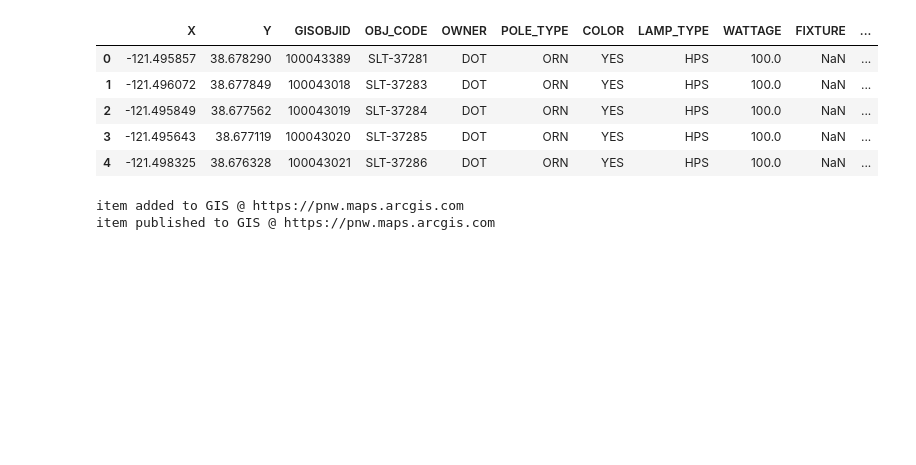
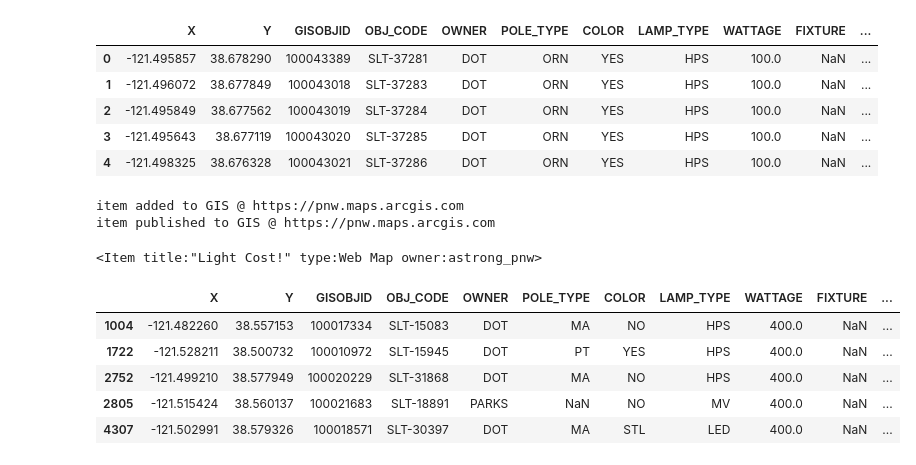
Before and after one commit to astrong19/local-gov-gis-solutions, a Jupyter notebook: python_api/code4sac_demo.ipynb, the cells around one changed output. Cells and saved outputs as stored; diff of their text form; code cells hidden in the pictures; blank space fills up the shorter version.

```diff
--- a/python_api/code4sac_demo.ipynb
+++ b/python_api/code4sac_demo.ipynb
@@ -48,9 +48,9 @@ df[:5]
 watt = df['WATTAGE']
 watt = pd.to_numeric(watt, errors='coerce')
 
-#Get KwH from Watts
-kwh = watt/1000
-kwh[:5]
+#Get KwH from Watts (A kilowatt-hour is 1,000 watts used for one hour)
+kw = watt/1000
+kw[:5]
 # %% [output]
 0    0.1
 1    0.1
@@ -71,0 +61,5 @@ Name: WATTAGE, dtype: float64
+# %%
+#now we can calculate KwH. Assuming these lights run 9 hours a day, 365 days a year we times each kw by 3285 to get kwh per year
+#energy consumption and cost is typically based on kwh
+kwh = kw * 3285
+kwh[:5]
@@ -71,0 +73,4 @@ Name: WATTAGE, dtype: float64
+# %%
+#Typical cost in US per kwh is $.12 (calculate cost per year)
+cost = kwh *.12
+cost[:5]
@@ -72,6 +84,7 @@ Name: WATTAGE, dtype: float64
 # %%
-#add new field
-df['E_CON'] = energy_consumption
+#add new fields
+df['kwh'] = kwh
+df['cost'] = cost
 df[:5]
 # %% [output]
 |  | X | Y | GISOBJID | OBJ_CODE | OWNER | POLE_TYPE | COLOR | LAMP_TYPE | WATTAGE | FIXTURE | ... |
@@ -97,0 +115,7 @@ item published to GIS @ https://pnw.maps.arcgis.com
+# %%
+#now let's take a look at a pre cooked map of the streetlight cost data
+lights_cost = gis.content.search(query='title:Light Cost!')
+Sac_Streetlights_cost = lights_cost[0]
+Sac_Streetlights_cost
+# %% [output]
+<Item title:"Light Cost!" type:Web Map owner:astrong_pnw>
@@ -97,0 +133,11 @@ item published to GIS @ https://pnw.maps.arcgis.com
+# %%
+#select only those where cost > 1000
+high_cost_df = df[df['cost'] > 100]
+high_cost_df[:5]
+# %% [output]
+|  | X | Y | GISOBJID | OBJ_CODE | OWNER | POLE_TYPE | COLOR | LAMP_TYPE | WATTAGE | FIXTURE | ... |
+| 1004 | -121.482260 | 38.557153 | 100017334 | SLT-15083 | DOT | MA | NO | HPS | 400.0 | NaN | ... |
+| 1722 | -121.528211 | 38.500732 | 100010972 | SLT-15945 | DOT | PT | YES | HPS | 400.0 | NaN | ... |
+| 2752 | -121.499210 | 38.577949 | 100020229 | SLT-31868 | DOT | MA | NO | HPS | 400.0 | NaN | ... |
+| 2805 | -121.515424 | 38.560137 | 100021683 | SLT-18891 | PARKS | NaN | NO | MV | 400.0 | NaN | ... |
+| 4307 | -121.502991 | 38.579326 | 100018571 | SLT-30397 | DOT | MA | STL | LED | 400.0 | NaN | ... |
```
Also changed, not shown: parts of 12 cells of this notebook.
